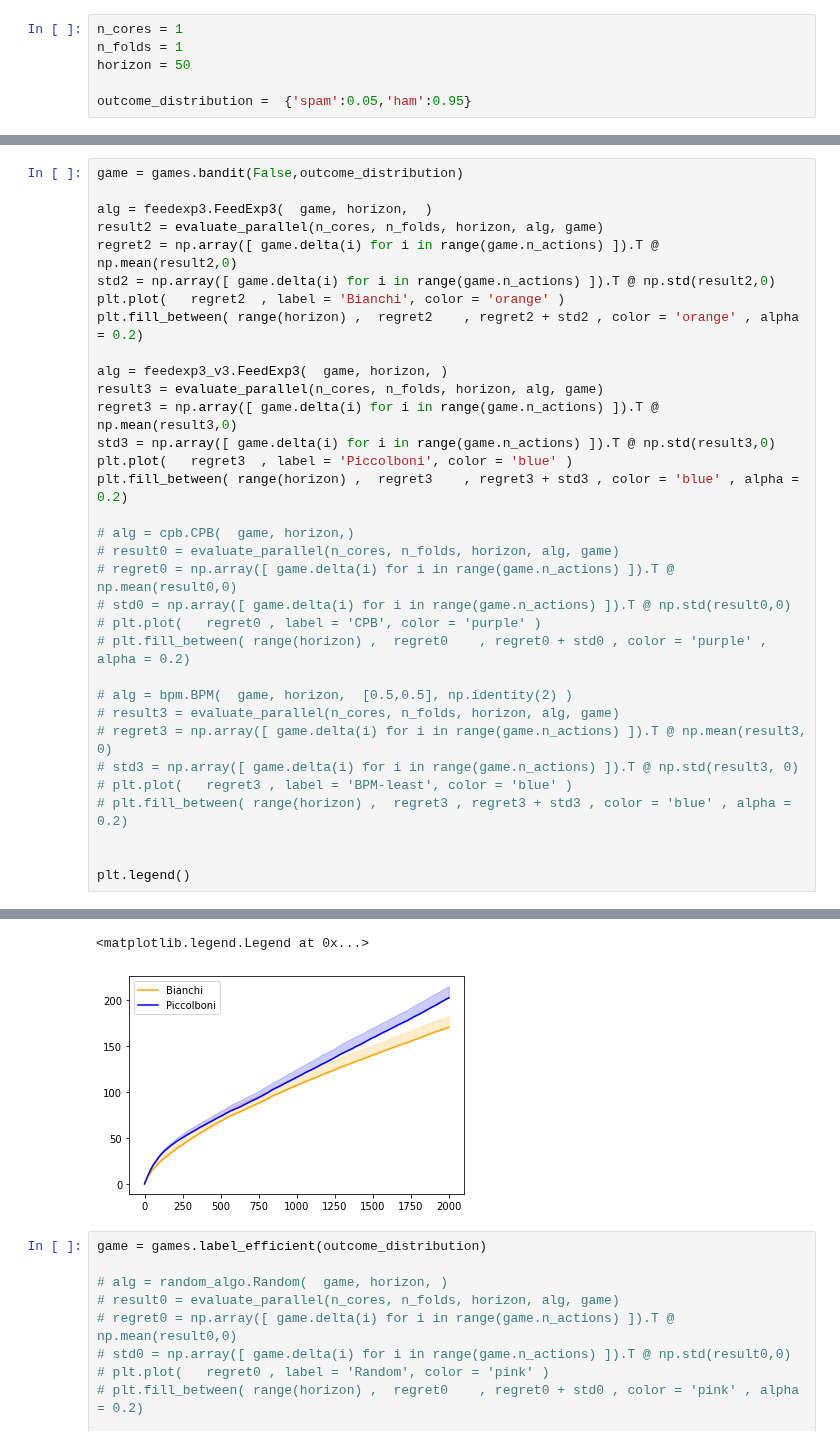
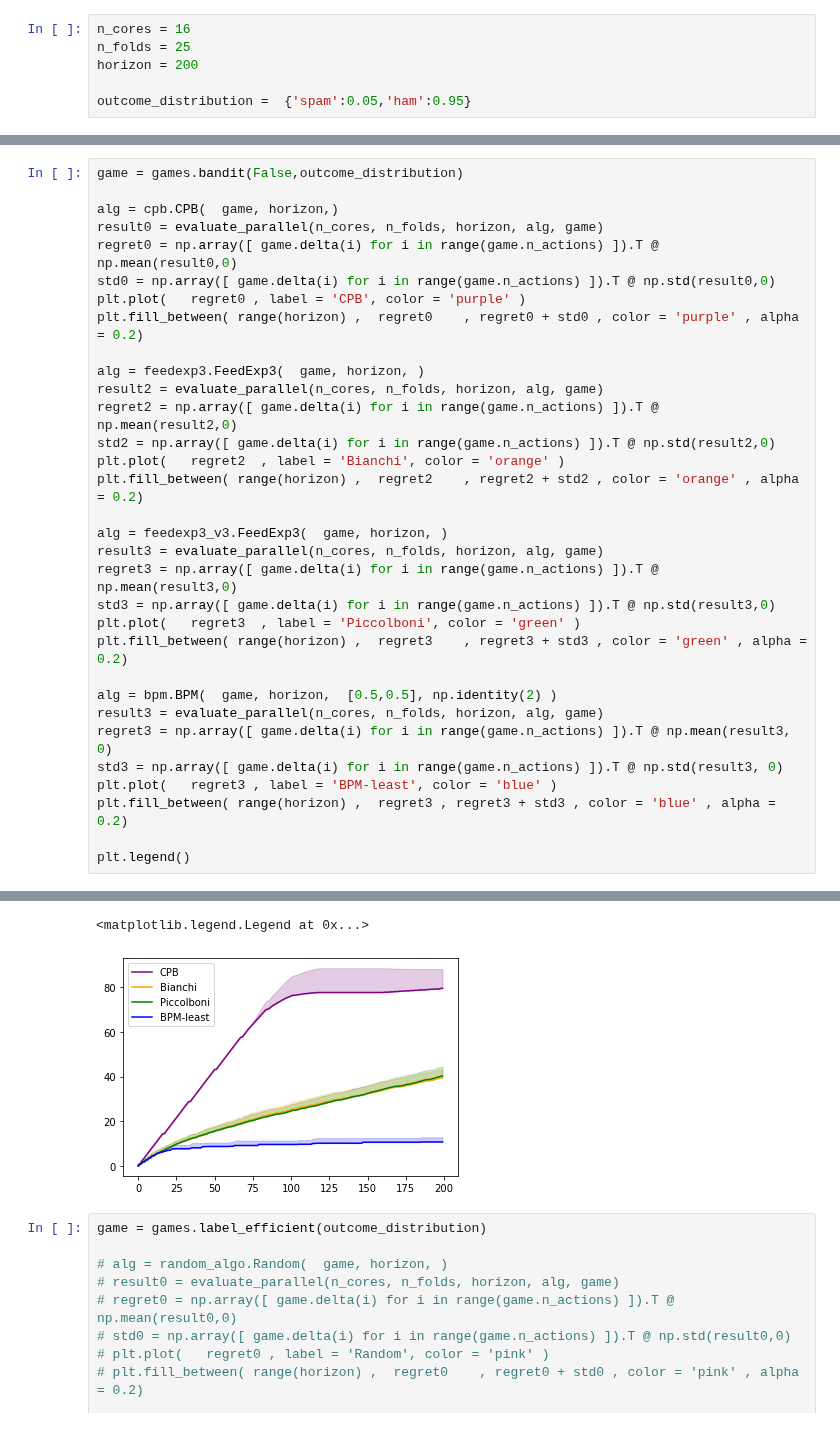
Before and after one commit to MaxHeuillet/partial-monitoring-algos, a Jupyter notebook: synthetic_case.ipynb, the cells around one changed output, grey strips where cells are left out. Cells and saved outputs as stored; diff of their text form.

Commit message:
first learning curves with CPB !

```diff
--- a/synthetic_case.ipynb
+++ b/synthetic_case.ipynb
@@ -117,7 +111,7 @@ np.sign(a)[0][0]
 # %%
-n_cores = 1
-n_folds = 1
-horizon = 50
+n_cores = 16
+n_folds = 25
+horizon = 200
 
 outcome_distribution =  {'spam':0.05,'ham':0.95}
 # %%
@@ -185,7 +181,14 @@ nbCores: 16 nbFolds: 50 Horizon: 2000
 # %%
 game = games.bandit(False,outcome_distribution)
 
-alg = feedexp3.FeedExp3(  game, horizon,  )
+alg = cpb.CPB(  game, horizon,)
+result0 = evaluate_parallel(n_cores, n_folds, horizon, alg, game)
+regret0 = np.array([ game.delta(i) for i in range(game.n_actions) ]).T @ np.mean(result0,0)
+std0 = np.array([ game.delta(i) for i in range(game.n_actions) ]).T @ np.std(result0,0)
+plt.plot(   regret0 , label = 'CPB', color = 'purple' )
+plt.fill_between( range(horizon) ,  regret0    , regret0 + std0 , color = 'purple' , alpha = 0.2)
+
+alg = feedexp3.FeedExp3(  game, horizon, )
 result2 = evaluate_parallel(n_cores, n_folds, horizon, alg, game)
 regret2 = np.array([ game.delta(i) for i in range(game.n_actions) ]).T @ np.mean(result2,0)
 std2 = np.array([ game.delta(i) for i in range(game.n_actions) ]).T @ np.std(result2,0)
@@ -196,23 +199,15 @@ alg = feedexp3_v3.FeedExp3(  game, horizon, )
 result3 = evaluate_parallel(n_cores, n_folds, horizon, alg, game)
 regret3 = np.array([ game.delta(i) for i in range(game.n_actions) ]).T @ np.mean(result3,0)
 std3 = np.array([ game.delta(i) for i in range(game.n_actions) ]).T @ np.std(result3,0)
-plt.plot(   regret3  , label = 'Piccolboni', color = 'blue' )
-plt.fill_between( range(horizon) ,  regret3    , regret3 + std3 , color = 'blue' , alpha = 0.2)
+plt.plot(   regret3  , label = 'Piccolboni', color = 'green' )
+plt.fill_between( range(horizon) ,  regret3    , regret3 + std3 , color = 'green' , alpha = 0.2)
 
-# alg = cpb.CPB(  game, horizon,)
-# result0 = evaluate_parallel(n_cores, n_folds, horizon, alg, game)
-# regret0 = np.array([ game.delta(i) for i in range(game.n_actions) ]).T @ np.mean(result0,0)
-# std0 = np.array([ game.delta(i) for i in range(game.n_actions) ]).T @ np.std(result0,0)
-# plt.plot(   regret0 , label = 'CPB', color = 'purple' )
-# plt.fill_between( range(horizon) ,  regret0    , regret0 + std0 , color = 'purple' , alpha = 0.2)
-
-# alg = bpm.BPM(  game, horizon,  [0.5,0.5], np.identity(2) )
-# result3 = evaluate_parallel(n_cores, n_folds, horizon, alg, game)
-# regret3 = np.array([ game.delta(i) for i in range(game.n_actions) ]).T @ np.mean(result3, 0)
-# std3 = np.array([ game.delta(i) for i in range(game.n_actions) ]).T @ np.std(result3, 0)
-# plt.plot(   regret3 , label = 'BPM-least', color = 'blue' )
-# plt.fill_between( range(horizon) ,  regret3 , regret3 + std3 , color = 'blue' , alpha = 0.2)
-
+alg = bpm.BPM(  game, horizon,  [0.5,0.5], np.identity(2) )
+result3 = evaluate_parallel(n_cores, n_folds, horizon, alg, game)
+regret3 = np.array([ game.delta(i) for i in range(game.n_actions) ]).T @ np.mean(result3, 0)
+std3 = np.array([ game.delta(i) for i in range(game.n_actions) ]).T @ np.std(result3, 0)
+plt.plot(   regret3 , label = 'BPM-least', color = 'blue' )
+plt.fill_between( range(horizon) ,  regret3 , regret3 + std3 , color = 'blue' , alpha = 0.2)
 
 plt.legend()
 # %% [output]
@@ -221,5 +219,5 @@ nbCores: 16 nbFolds: 50 Horizon: 2000
 <matplotlib.legend.Legend at 0x...>
-[figure, old version]
+[figure, new version]
 # %%
 game = games.label_efficient(outcome_distribution)
 
```
Also changed, not shown: parts of 5 cells of this notebook, 2 other files.
